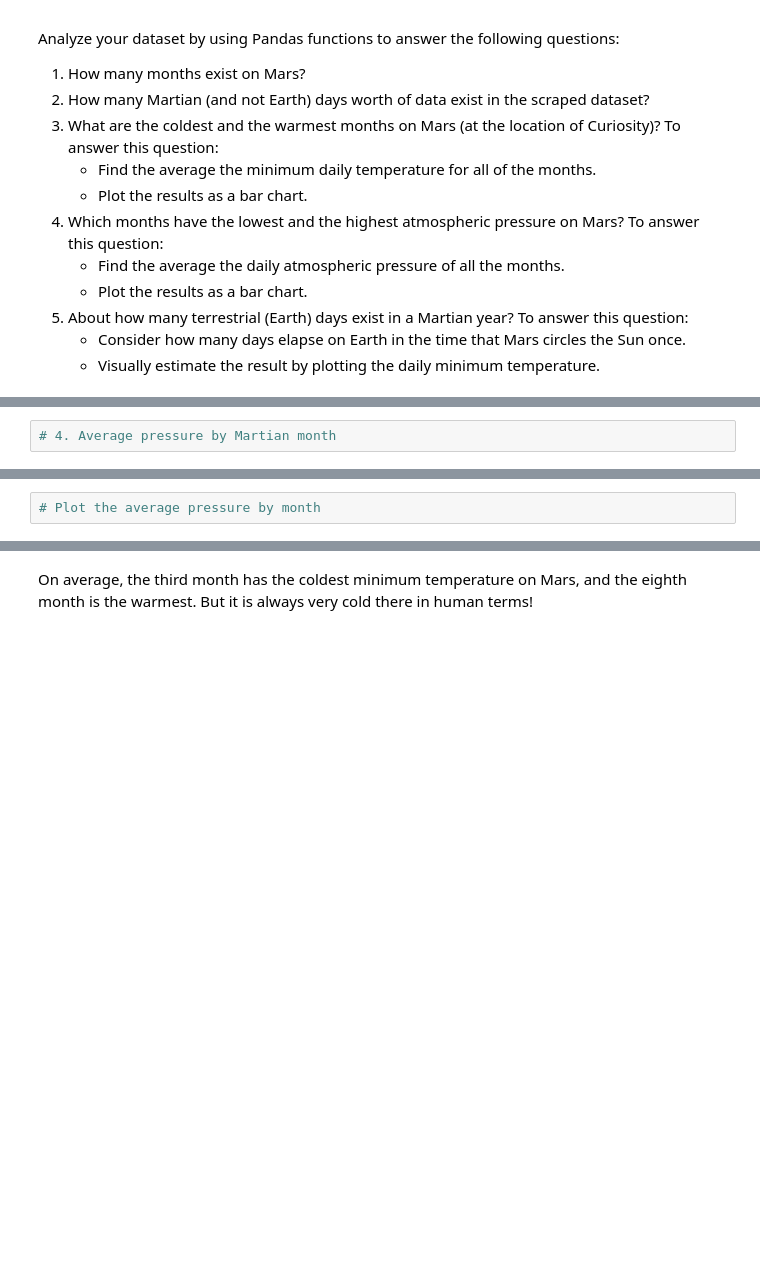
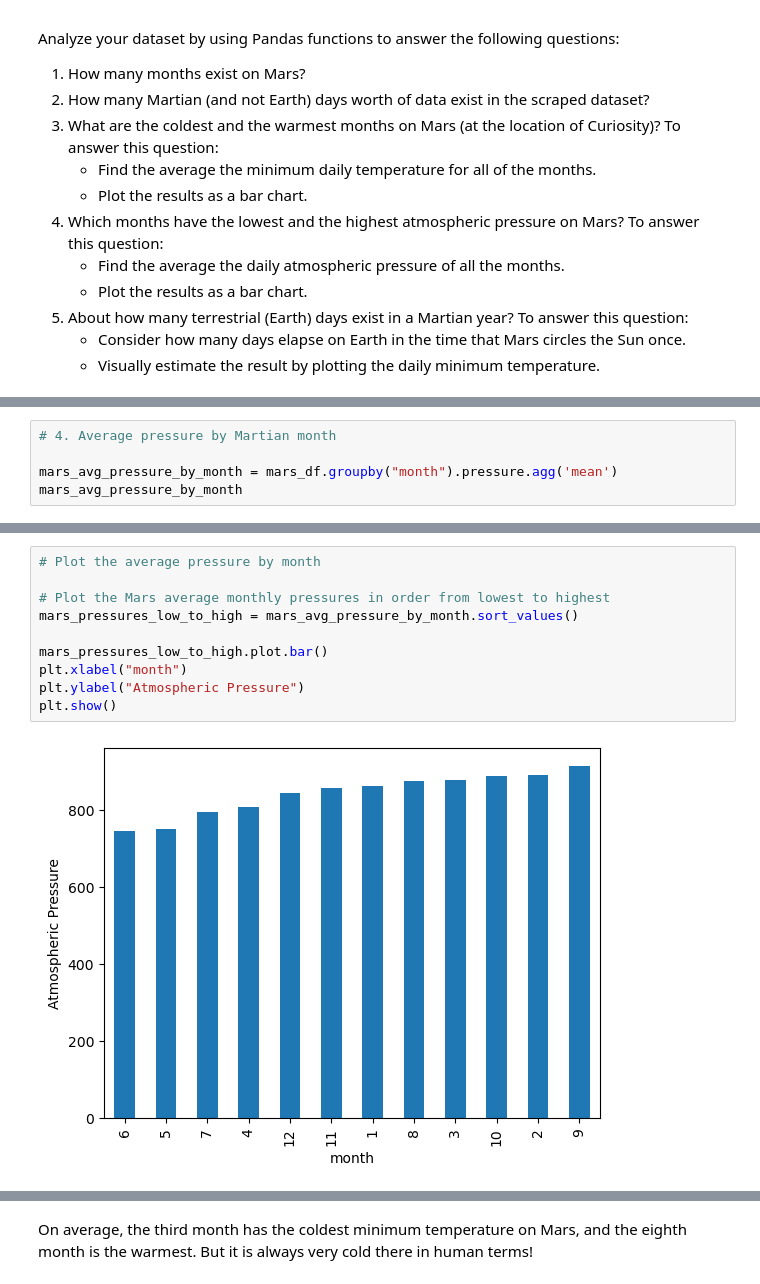
Before and after one commit to keenet1/web-scraping-challenge, a Jupyter notebook: Starter_Code/part_2_mars_weather_completed.ipynb, the cells around one changed output, grey strips where cells are left out. Drawn from its saved outputs; the diff is of its cells as text; blank space fills up the shorter version.

```diff
--- a/Starter_Code/part_2_mars_weather_completed.ipynb
+++ b/Starter_Code/part_2_mars_weather_completed.ipynb
@@ -117,2 +200,5 @@ Analyze your dataset by using Pandas functions to answer the following questions
 # %%
 # 4. Average pressure by Martian month
+
+mars_avg_pressure_by_month = mars_df.groupby("month").pressure.agg('mean')
+mars_avg_pressure_by_month
@@ -119,4 +220,14 @@ Analyze your dataset by using Pandas functions to answer the following questions
-# %%
-# Plot the average pressure by month
+# %%
+# Plot the average pressure by month
+
+# Plot the Mars average monthly pressures in order from lowest to highest
+mars_pressures_low_to_high = mars_avg_pressure_by_month.sort_values()
+
+mars_pressures_low_to_high.plot.bar()
+plt.xlabel("month")
+plt.ylabel("Atmospheric Pressure")
+plt.show()
+# %% [output]
+[figure, added]
 # %%
 # 5. How many terrestrial (earth) days are there in a Martian year?
```
Also changed, not shown: parts of 16 cells of this notebook, 1 other file.
